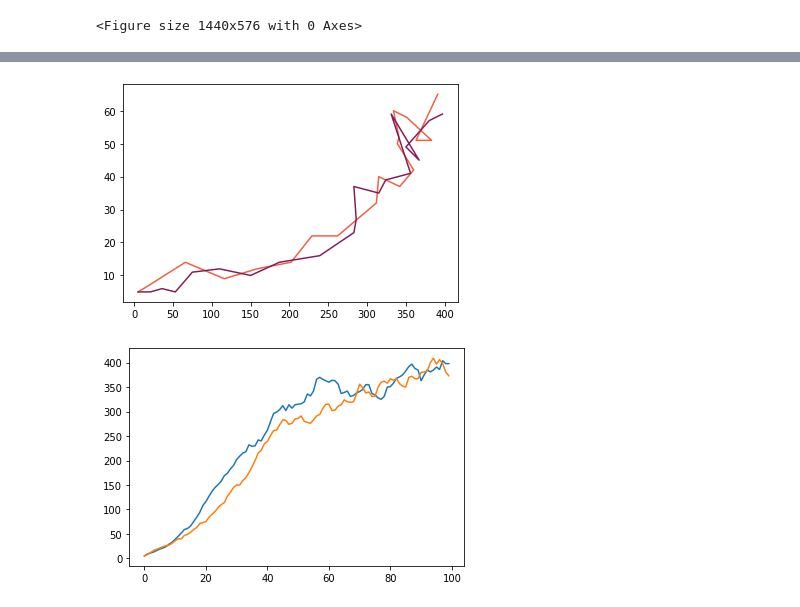
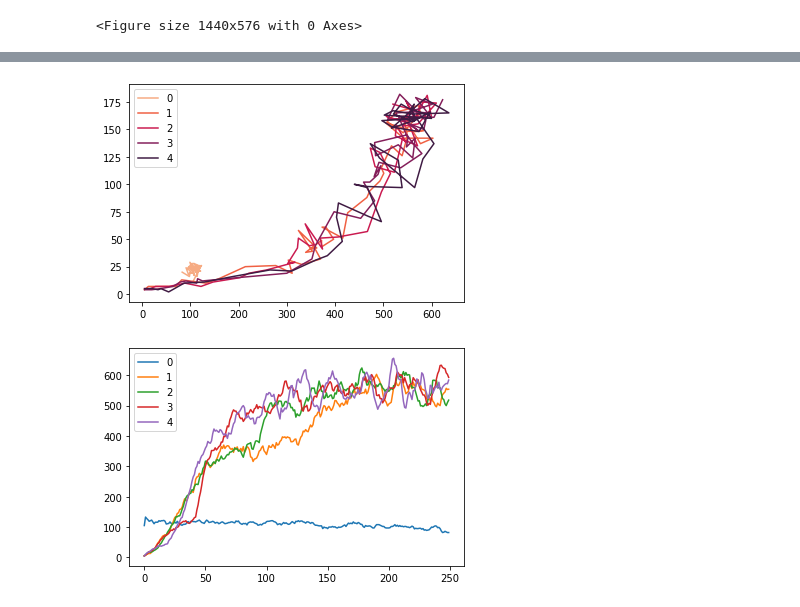
Before and after one commit to shreyaraghavendra/css_group_6, a Jupyter notebook: code/initial_cond.ipynb, the cells around one changed output, grey strips where cells are left out. Cells and saved outputs as stored; diff of their text form; code cells hidden in the pictures.

```diff
--- a/code/initial_cond.ipynb
+++ b/code/initial_cond.ipynb
@@ -41,0 +85,2 @@ history = ca.plot_simulate_tumor_growth(TAU, GENERATIONS, ROWS, COLS, PHI, RHO,
+# %%
+ca.plot_simulate_tumor_growth(TAU, GENERATIONS, ROWS, COLS, PHI, RHO, K1, K2, K3, K4, cancer_pos3, ORIGIN)
@@ -41,0 +108,2 @@ history = ca.plot_simulate_tumor_growth(TAU, GENERATIONS, ROWS, COLS, PHI, RHO,
+# %%
+ca.plot_simulate_tumor_growth(TAU, GENERATIONS, ROWS, COLS, PHI, RHO, K1, K2, K3, K4, cancer_pos4, ORIGIN)
@@ -41,0 +114,2 @@ history = ca.plot_simulate_tumor_growth(TAU, GENERATIONS, ROWS, COLS, PHI, RHO,
+# %%
+ca.plot_simulate_tumor_growth(TAU, GENERATIONS, ROWS, COLS, PHI, RHO, K1, K2, K3, K4, cancer_pos5, ORIGIN)
@@ -42,5 +137,5 @@ history = ca.plot_simulate_tumor_growth(TAU, GENERATIONS, ROWS, COLS, PHI, RHO,
 # %%
-POSs = [cancer_pos1,cancer_pos2]
+POSs = [cancer_pos1,cancer_pos2,cancer_pos3,cancer_pos4,cancer_pos5]
 POS_histories = []
 POS_clusters = []
 
@@ -55,15 +150,17 @@ Nc_histories = [[history[g]['Nc'] for g in range(GENERATIONS)] for history in PO
 # %%
 palette = sns.color_palette('rocket_r', len(POSs))
 
 for i,(history, cluster) in enumerate(zip(Nc_histories,POS_clusters)):
     slice_history = history[::5]
     slice_cluster = cluster[::5]
     # if i < 5:
-    plt.plot(slice_history,slice_cluster, color=palette[i])
+    plt.plot(slice_history,slice_cluster, color=palette[i], label=i)
+    plt.legend()
 # %% [output]
-[figure, old version]
+[figure, new version]
 # %%
-for history in Nc_histories:
-    plt.plot(history)
+for i,history in enumerate(Nc_histories):
+    plt.plot(history, label=i)
+    plt.legend()
 # %% [output]
-[figure, old version]
+[figure, new version]
```
Also changed, not shown: parts of 7 cells of this notebook, 1 other file.
